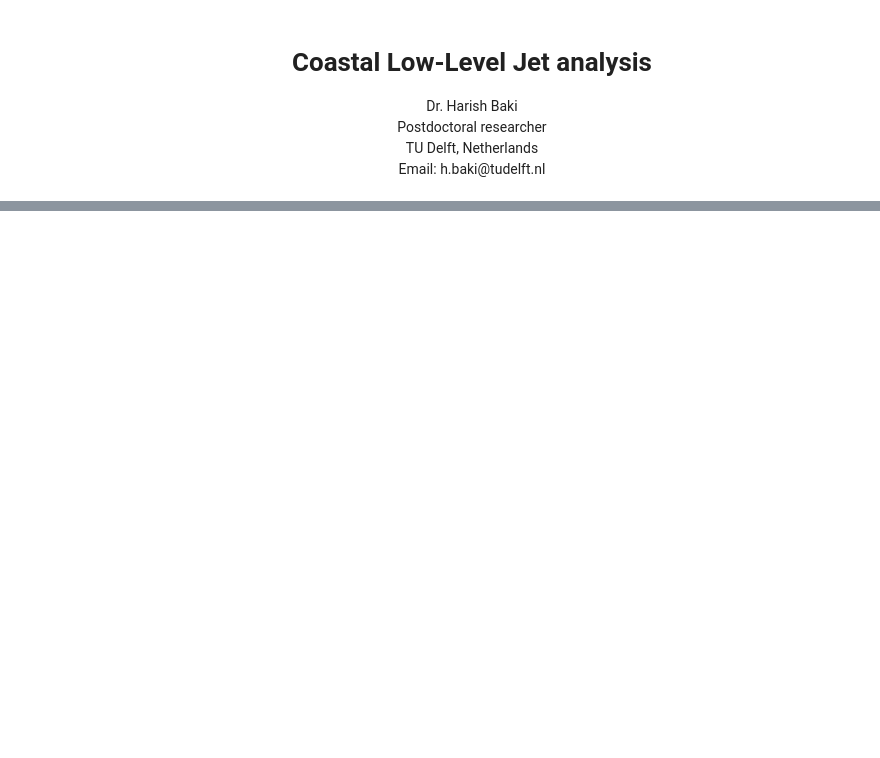
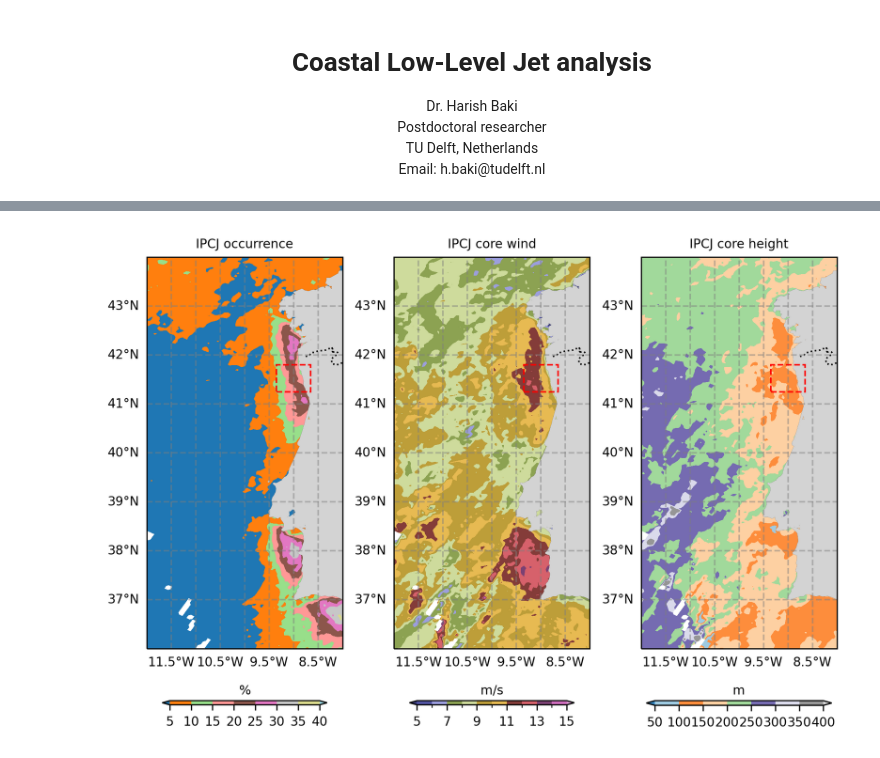
Before and after one commit to HarishBaki/EU_SCORES_project, a Jupyter notebook: CLLJ/scripts/analysis/CLLJ_analysis.ipynb, the cells around one changed output, grey strips where cells are left out. Saved outputs shown, nothing was run; the diff lists cells and outputs as text; code cells hidden in the pictures; blank space fills up the shorter version.

```diff
--- a/CLLJ/scripts/analysis/CLLJ_analysis.ipynb
+++ b/CLLJ/scripts/analysis/CLLJ_analysis.ipynb
@@ -220,0 +337,25 @@ Attributes:
+# %%
+cllj_freq = cllj_detection.cllj.sum(dim='time')*100/len(cllj_detection.time)
+core_wind = ws.max(dim='heightAboveGround')
+core_height = ws.heightAboveGround.isel(heightAboveGround=ws.argmax('heightAboveGround'))
+
+fig = plt.figure(figsize=(8,6), dpi=300)
+gs = matplotlib.gridspec.GridSpec(1, 3)
+extent = [-12, -8, 36, 44]
+data = cllj_freq.where(cllj_freq>0)
+map_plotter(gs[0],data,x='longitude',y='latitude',levels=np.arange(5,40.1,5),cmap='tab20',
+            title='IPCJ occurrence',shrink=0.8,colorbar=True,cbar_label='%',
+            orientation='horizontal',extent=extent,rectangles=True,fontsize=8,pad=0.1)
+
+data = core_wind.where(cllj_detection.cllj).mean(dim='time')
+map_plotter(gs[1],data,x='longitude',y='latitude',levels=np.arange(5,15.1,1),cmap='tab20b',
+            title='IPCJ core wind',shrink=0.8,colorbar=True,cbar_label='m/s',
+            orientation='horizontal',extent=extent,rectangles=True,fontsize=8,pad=0.1)
+
+data = core_height.where(cllj_detection.cllj).mean(dim='time')
+map_plotter(gs[2],data,x='longitude',y='latitude',levels=np.arange(50,400.1,50),cmap='tab20c',
+            title='IPCJ core height',shrink=0.9,colorbar=True,cbar_label='m',
+            orientation='horizontal',extent=extent,rectangles=True,fontsize=8,pad=0.1)
+plt.savefig(f'/home/harish/Dropbox/Apps/Overleaf/Assessment of Wind Energy Resources for Portugal at Super-Scale Resolution/IPCJ_occurrence_core_wind_core_height_July_2007.pdf')
+# %% [output]
+[figure, added]
```
Also changed, not shown: parts of 28 cells of this notebook, 5 other files.
